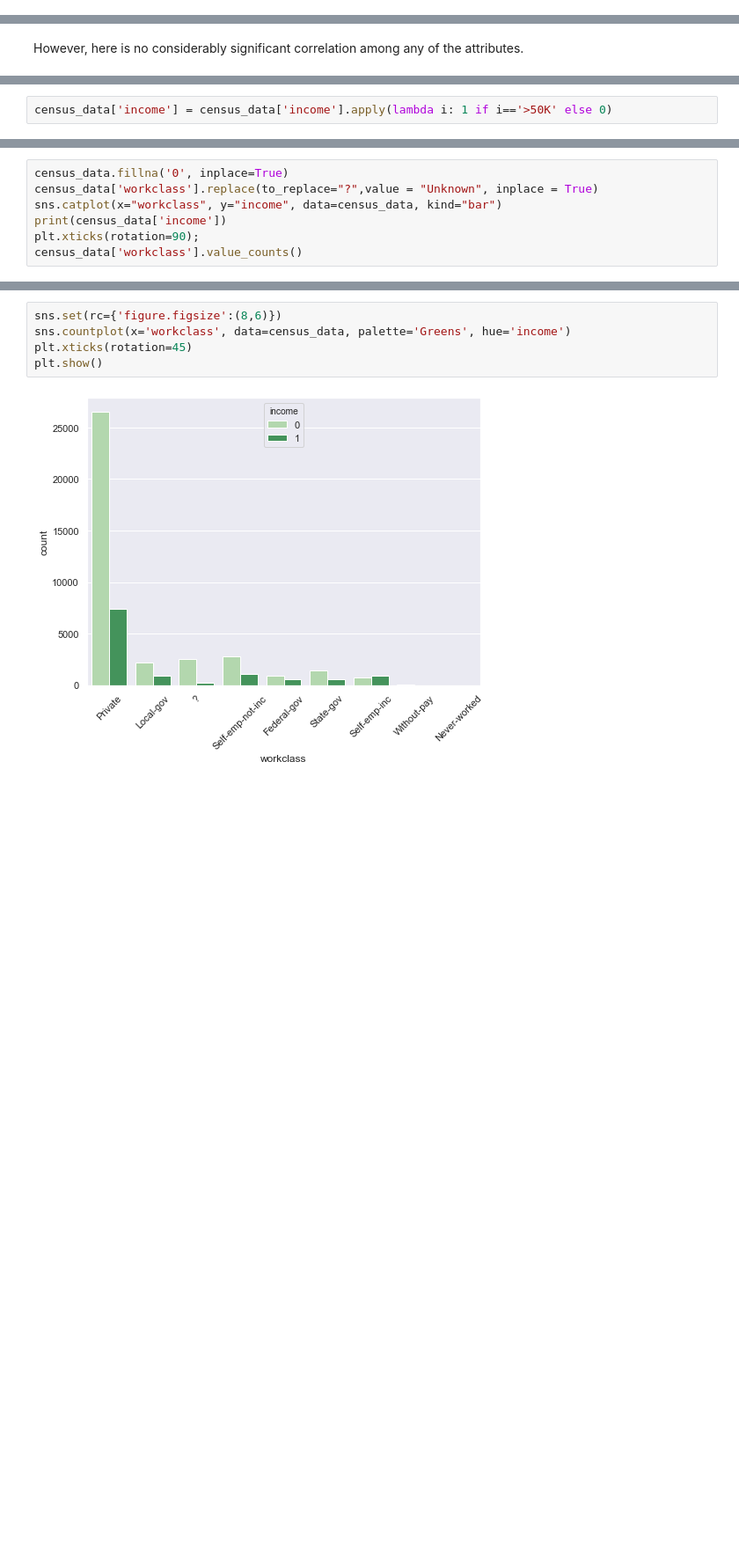
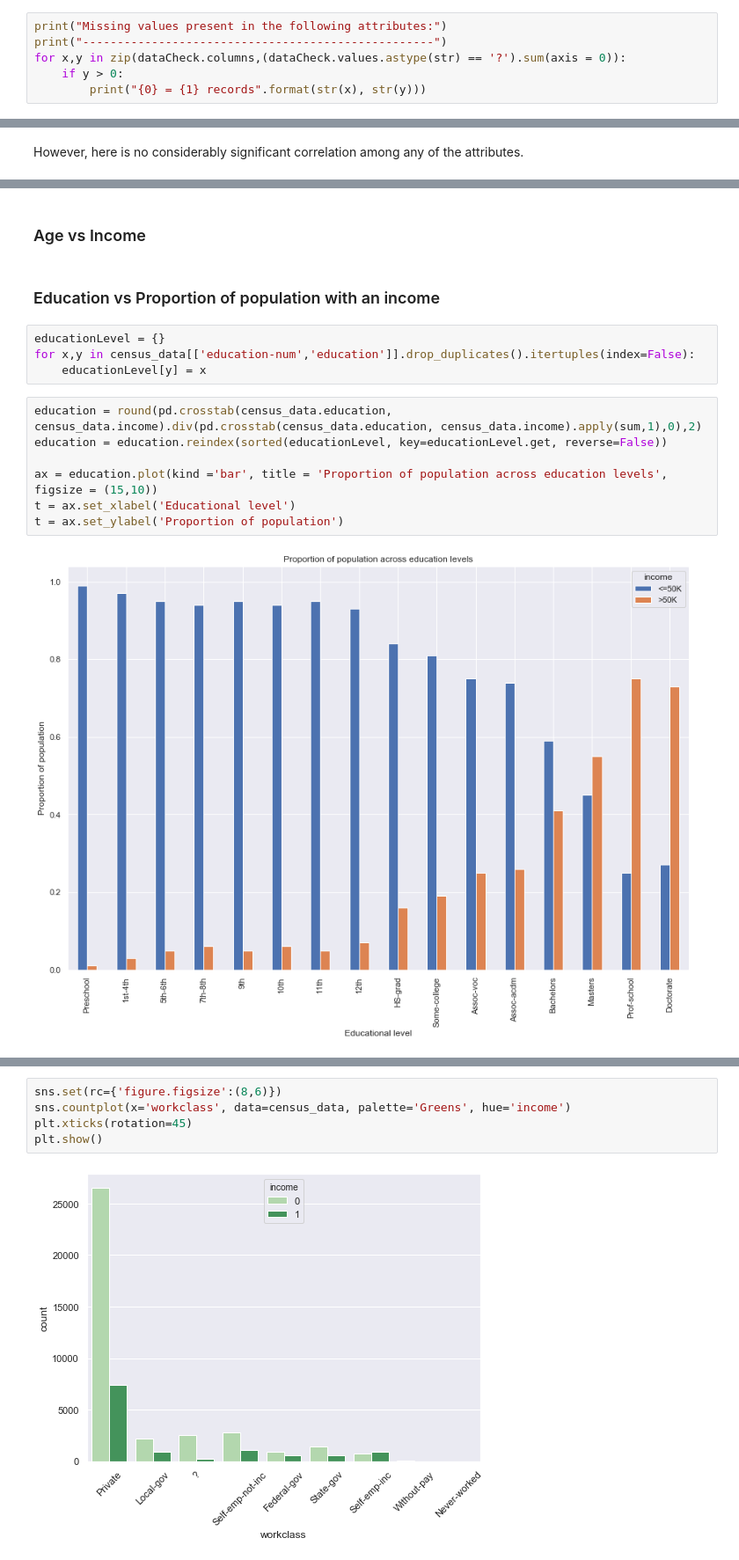
Before and after one commit to saisuma29/census_income, a Jupyter notebook: census.ipynb, the cells around one changed output, grey strips where cells are left out. Shown at 88% size. Drawn from its saved outputs; the diff is of its cells as text; blank space fills up the shorter version.

```diff
--- a/census.ipynb
+++ b/census.ipynb
@@ -147,0 +153,6 @@ Missing values present in the following attributes:
+# %%
+print("Missing values present in the following attributes:")
+print("---------------------------------------------------")
+for x,y in zip(dataCheck.columns,(dataCheck.values.astype(str) == '?').sum(axis = 0)):
+    if y > 0:
+        print("{0} = {1} records".format(str(x), str(y)))
@@ -312,2 +351,0 @@ array(['<=50K', '>50K'], dtype=object)
-# %%
-census_data['income'] = census_data['income'].apply(lambda i: 1 if i=='>50K' else 0)
@@ -318,7 +351,0 @@ array([0, 1], dtype=int64)
-# %%
-census_data.fillna('0', inplace=True)
-census_data['workclass'].replace(to_replace="?",value = "Unknown", inplace = True)
-sns.catplot(x="workclass", y="income", data=census_data, kind="bar")
-print(census_data['income'])
-plt.xticks(rotation=90);
-census_data['workclass'].value_counts()
@@ -348,0 +361,17 @@ Name: workclass, dtype: int64
+# %% [markdown]
+### Age vs Income
+# %% [markdown]
+### Education vs Proportion of population with an income
+# %%
+educationLevel = {}
+for x,y in census_data[['education-num','education']].drop_duplicates().itertuples(index=False):
+    educationLevel[y] = x
+# %%
+education = round(pd.crosstab(census_data.education, census_data.income).div(pd.crosstab(census_data.education, census_data.income).apply(sum,1),0),2)
+education = education.reindex(sorted(educationLevel, key=educationLevel.get, reverse=False))
+
+ax = education.plot(kind ='bar', title = 'Proportion of population across education levels', figsize = (15,10))
+t = ax.set_xlabel('Educational level')
+t = ax.set_ylabel('Proportion of population')
+# %% [output]
+[figure, added]
```
Also changed, not shown: parts of 40 cells of this notebook.
